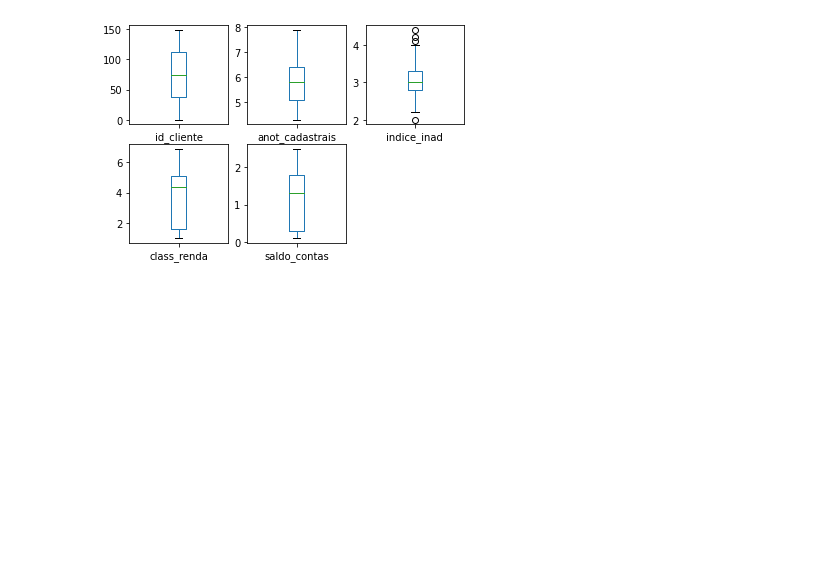
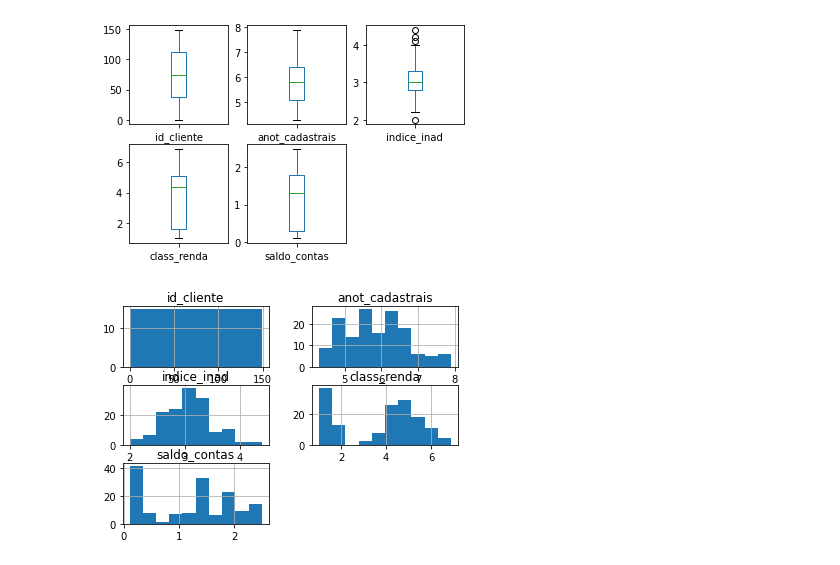
Before and after one commit to Lucas-Souza-Santos/Python, a Jupyter notebook: MachineLearning/aula01.ipynb, the cells around one changed output. Cells and saved outputs as stored; diff of their text form; code cells hidden in the pictures; blank space fills up the shorter version.

```diff
--- a/MachineLearning/aula01.ipynb
+++ b/MachineLearning/aula01.ipynb
@@ -118,3 +118,9 @@ class_renda              AxesSubplot(0.125,0.125;0.227941x0.343182)
 saldo_contas          AxesSubplot(0.398529,0.125;0.227941x0.343182)
 dtype: object
 [figure]
+# %%
+#cria um gráfico conhecido como histograma
+dataset.hist()
+plt.show()
+# %% [output]
+[figure, added]
```
Also changed, not shown: parts of 6 cells of this notebook.
